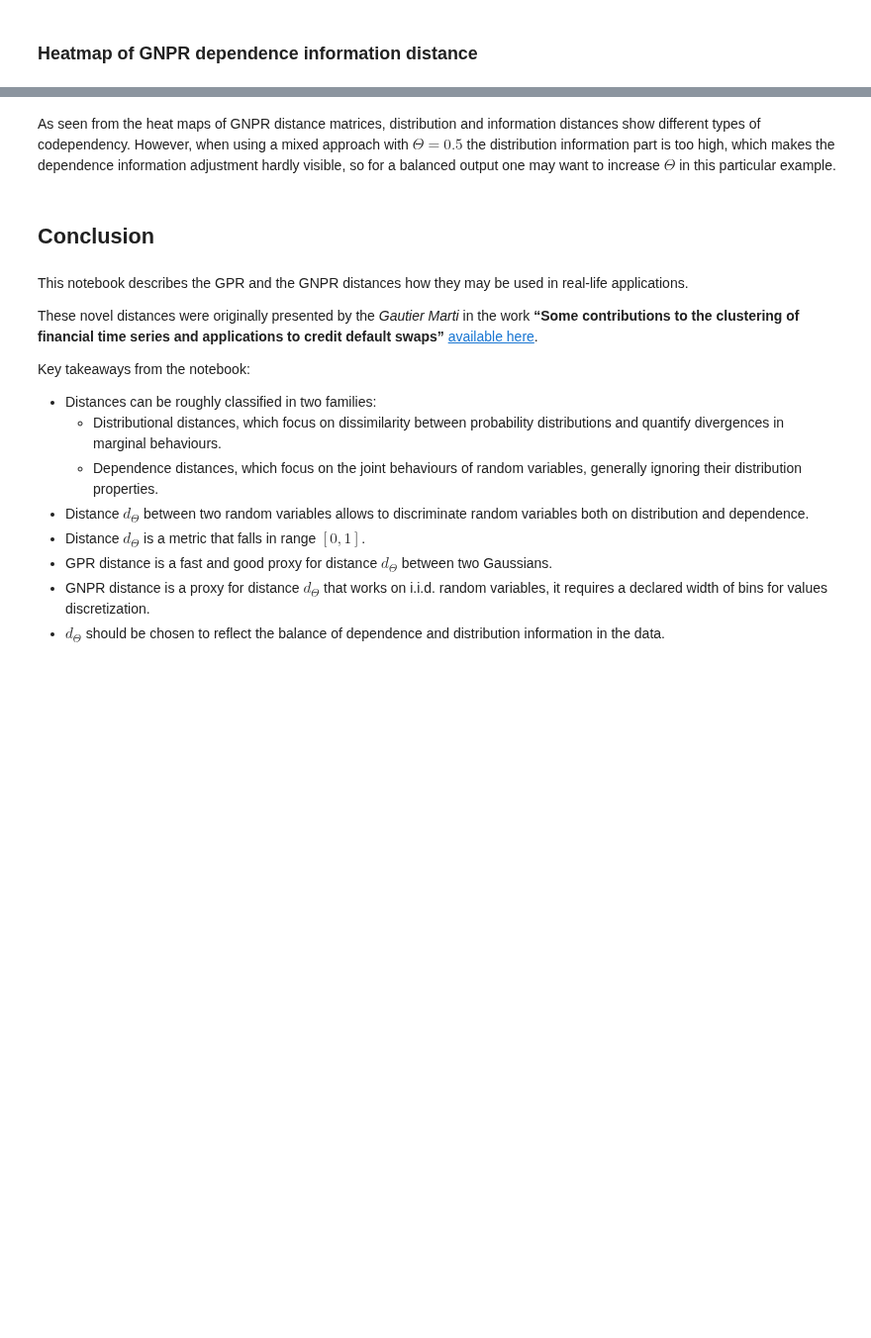
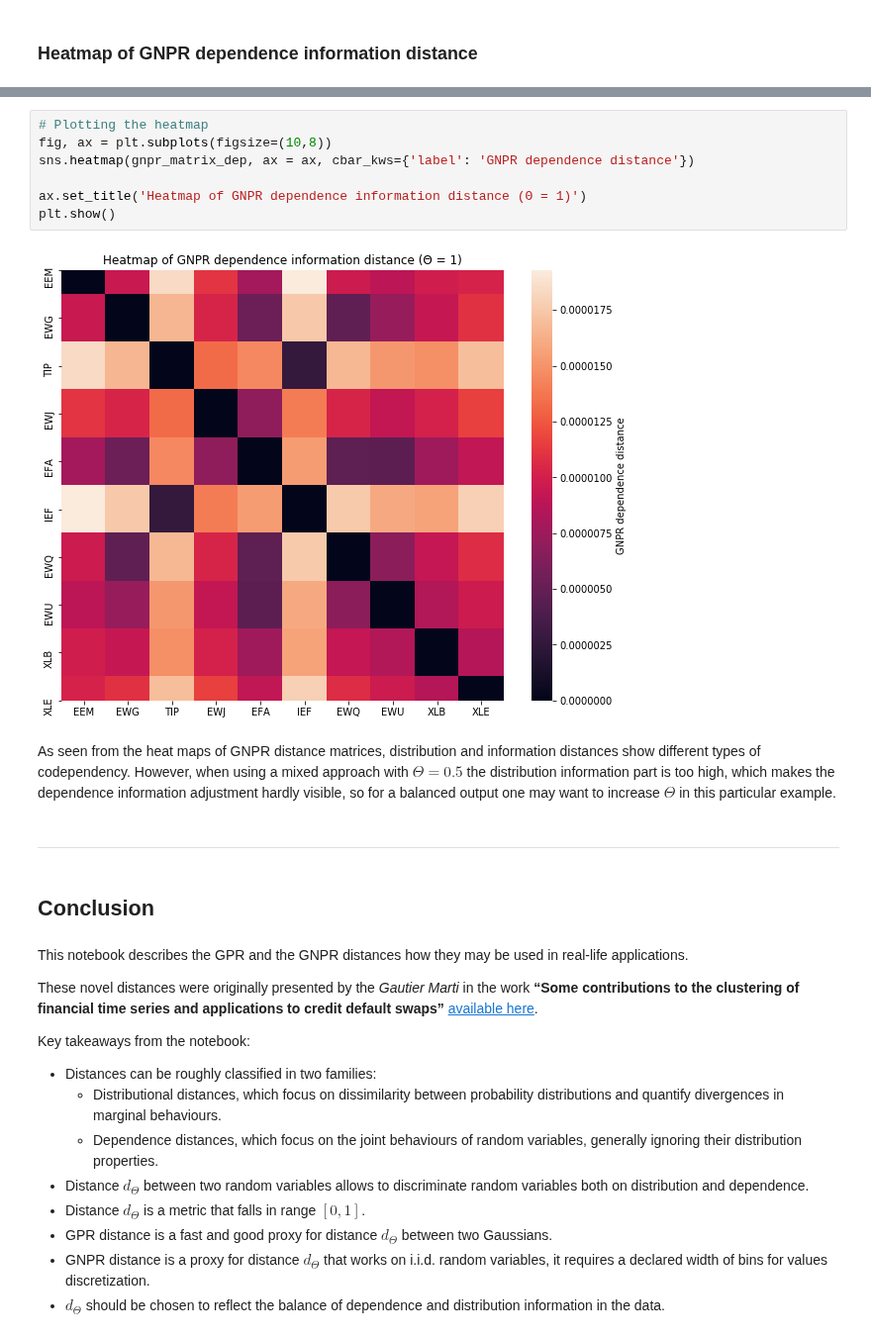
Before and after one commit to tzw101/research, a Jupyter notebook: Codependence/Codependence by Marti/codependence_by_marti.ipynb, the cells around one changed output, grey strips where cells are left out. Shown at 99% size. Cells and saved outputs as stored; diff of their text form; blank space fills up the shorter version.

```diff
--- a/Codependence/Codependence by Marti/codependence_by_marti.ipynb
+++ b/Codependence/Codependence by Marti/codependence_by_marti.ipynb
@@ -232,5 +242,16 @@ sns.heatmap(gnpr_matrix_dep)
+# %%
+# Plotting the heatmap
+fig, ax = plt.subplots(figsize=(10,8))
+sns.heatmap(gnpr_matrix_dep, ax = ax, cbar_kws={'label': 'GNPR dependence distance'})
+
+ax.set_title('Heatmap of GNPR dependence information distance (Θ = 1)')
+plt.show()
+# %% [output]
+[figure, added]
 # %% [markdown]
 As seen from the heat maps of GNPR distance matrices, distribution and information distances show different types of codependency. However, when using a mixed approach with $\Theta = 0.5$ the distribution information part is too high, which makes the dependence information adjustment hardly visible, so for a balanced output one may want to increase $\Theta$ in this particular example.
+# %% [markdown]
+---
 # %% [markdown]
 ## Conclusion
 # %% [markdown]
```
Also changed, not shown: parts of 13 cells of this notebook.
